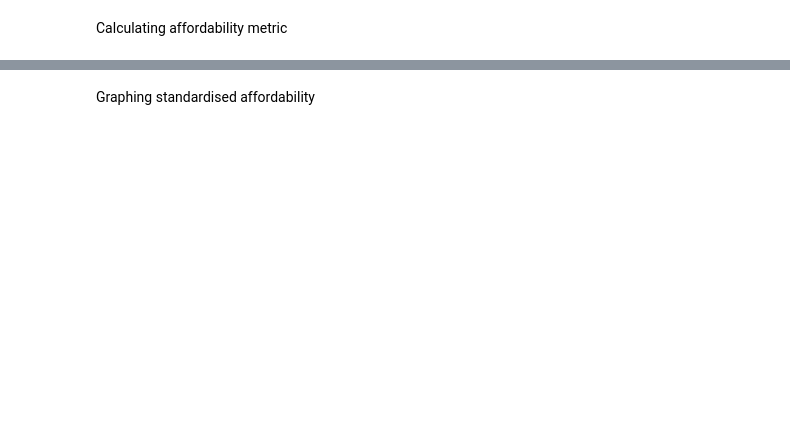
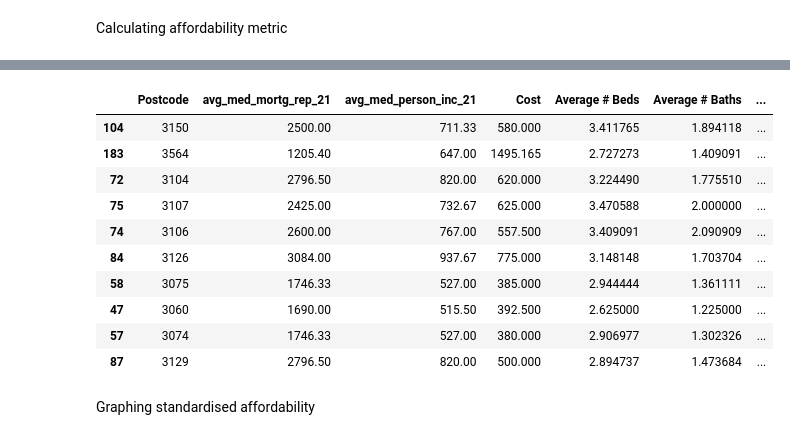
Before and after one commit to MAST30034-Applied-Data-Science/generic-real-estate-consulting-project-group-42, a Jupyter notebook: notebooks/affordability.ipynb, the cells around one changed output, grey strips where cells are left out. Cells and saved outputs as stored; diff of their text form; code cells hidden in the pictures; blank space fills up the shorter version.

Commit message:
editing 1 - affordability

```diff
--- a/notebooks/affordability.ipynb
+++ b/notebooks/affordability.ipynb
@@ -238,3 +240,17 @@ df.sort_values(by = "Affordability").head(10)
+# %%
+df.sort_values(by = "Affordability", ascending = False).head(10)
+# %% [output]
+|  | Postcode | avg_med_mortg_rep_21 | avg_med_person_inc_21 | Cost | Average # Beds | Average # Baths | ... |
+| 104 | 3150 | 2500.00 | 711.33 | 580.000 | 3.411765 | 1.894118 | ... |
+| 183 | 3564 | 1205.40 | 647.00 | 1495.165 | 2.727273 | 1.409091 | ... |
+| 72 | 3104 | 2796.50 | 820.00 | 620.000 | 3.224490 | 1.775510 | ... |
+| 75 | 3107 | 2425.00 | 732.67 | 625.000 | 3.470588 | 2.000000 | ... |
+| 74 | 3106 | 2600.00 | 767.00 | 557.500 | 3.409091 | 2.090909 | ... |
+| 84 | 3126 | 3084.00 | 937.67 | 775.000 | 3.148148 | 1.703704 | ... |
+| 58 | 3075 | 1746.33 | 527.00 | 385.000 | 2.944444 | 1.361111 | ... |
+| 47 | 3060 | 1690.00 | 515.50 | 392.500 | 2.625000 | 1.225000 | ... |
+| 57 | 3074 | 1746.33 | 527.00 | 380.000 | 2.906977 | 1.302326 | ... |
+| 87 | 3129 | 2796.50 | 820.00 | 500.000 | 2.894737 | 1.473684 | ... |
 # %%
 # Outputting affordability csv
 df = df.reset_index()
```
Also changed, not shown: parts of 7 cells of this notebook, 2 other files.
